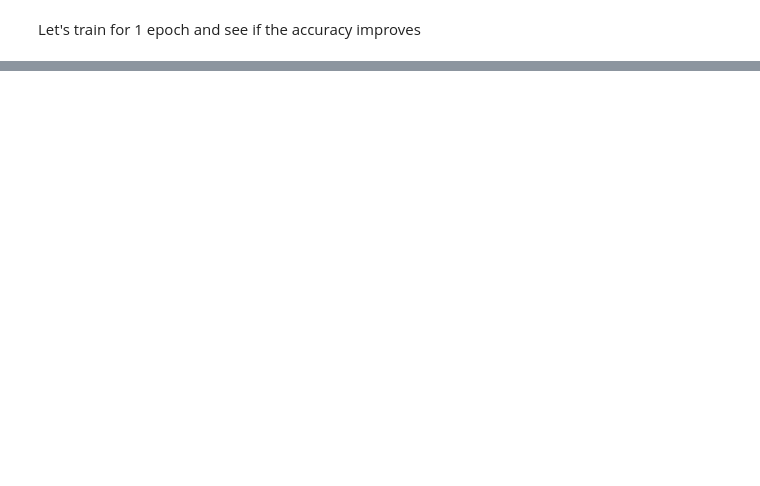
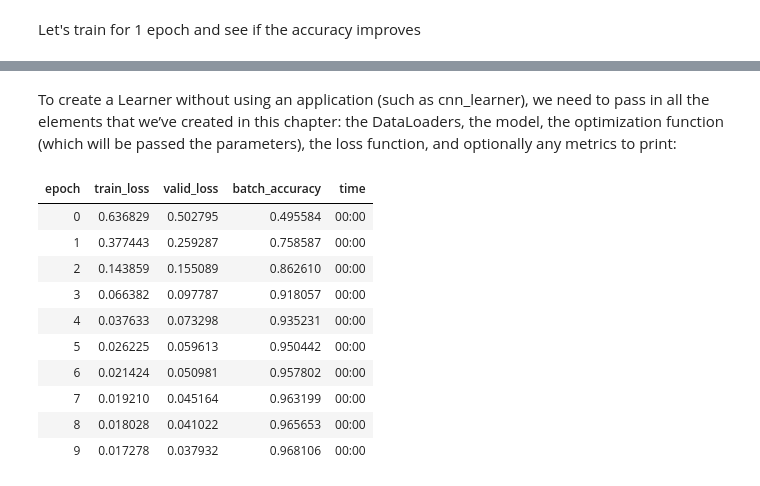
Before and after one commit to skiiyuru/mnist_3_or_7, a Jupyter notebook: notes.ipynb, the cells around one changed output, grey strips where cells are left out. Saved outputs shown, nothing was run; the diff lists cells and outputs as text; code cells hidden in the pictures; blank space fills up the shorter version.

Commit message:
add finished chapter code

```diff
--- a/notes.ipynb
+++ b/notes.ipynb
@@ -524,0 +620,22 @@ for i in range(20):
+# %% [markdown]
+To create a Learner without using an application (such as cnn_learner), we need to
+pass in all the elements that we’ve created in this chapter: the DataLoaders, the
+model, the optimization function (which will be passed the parameters), the loss
+function, and optionally any metrics to print:
+# %%
+learn = Learner(dls, nn.Linear(28*28,1), opt_func=SGD,
+ loss_func=mnist_loss, metrics=batch_accuracy)
+# %%
+learn.fit(10, lr=lr)
+# %% [output]
+| epoch | train_loss | valid_loss | batch_accuracy | time |
+| 0 | 0.636829 | 0.502795 | 0.495584 | 00:00 |
+| 1 | 0.377443 | 0.259287 | 0.758587 | 00:00 |
+| 2 | 0.143859 | 0.155089 | 0.862610 | 00:00 |
+| 3 | 0.066382 | 0.097787 | 0.918057 | 00:00 |
+| 4 | 0.037633 | 0.073298 | 0.935231 | 00:00 |
+| 5 | 0.026225 | 0.059613 | 0.950442 | 00:00 |
+| 6 | 0.021424 | 0.050981 | 0.957802 | 00:00 |
+| 7 | 0.019210 | 0.045164 | 0.963199 | 00:00 |
+| 8 | 0.018028 | 0.041022 | 0.965653 | 00:00 |
+| 9 | 0.017278 | 0.037932 | 0.968106 | 00:00 |
```
Also changed, not shown: parts of 35 cells of this notebook.
